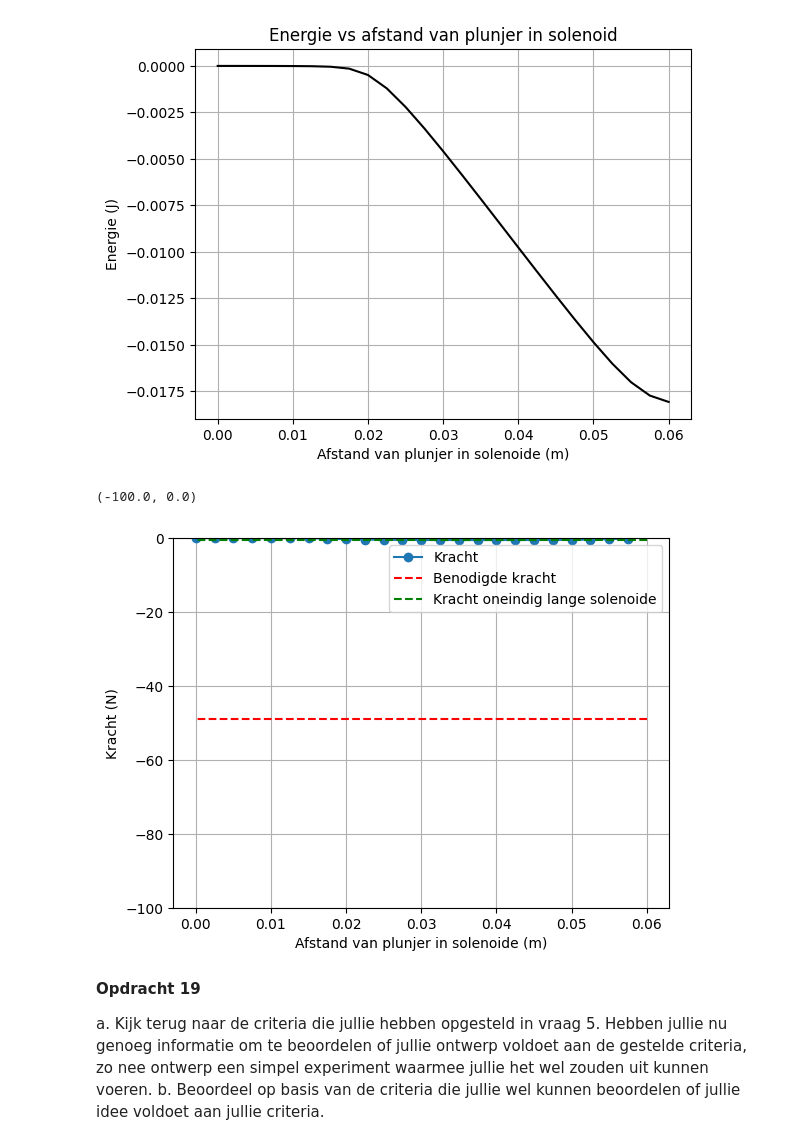
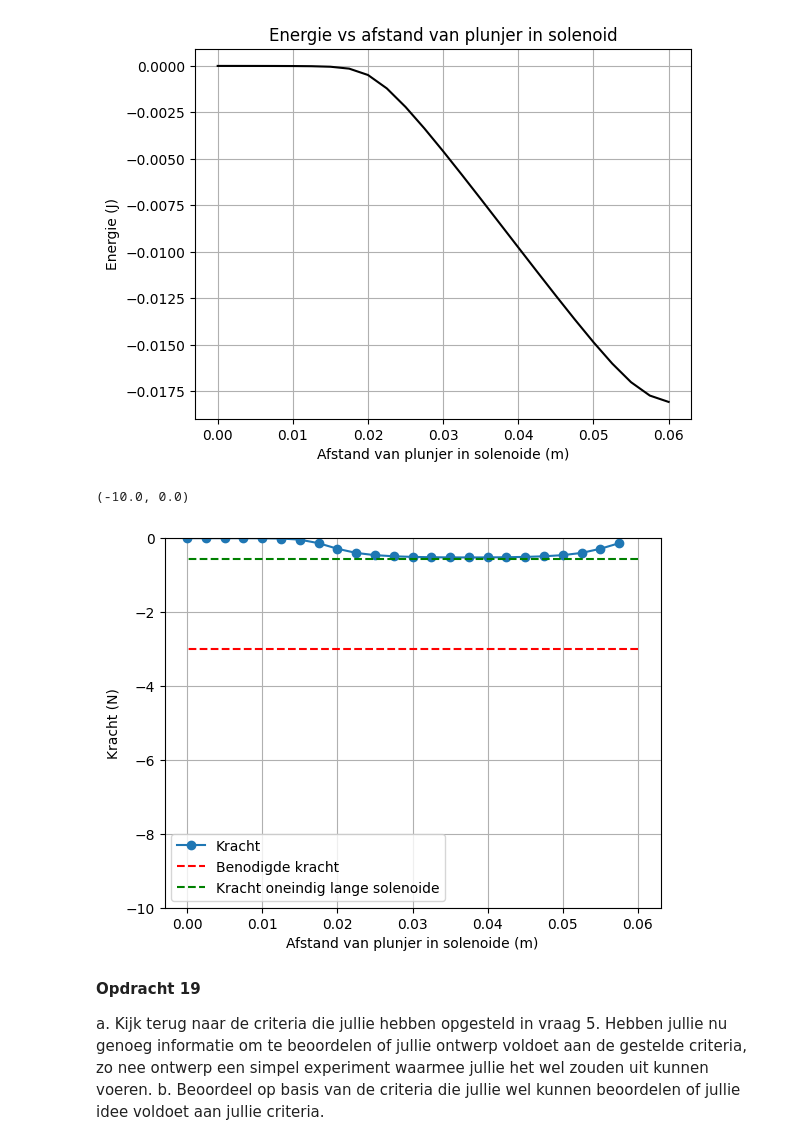
Before and after one commit to ElineSerpenti/opdrachten-DEF-D.EALSerpenti, a Jupyter notebook: Digital ontwerpopdracht 2/2KrachtactuatorOpdracht/KrachtactuatorOpdracht.ipynb, the cells around one changed output. Cells and saved outputs as stored; diff of their text form; code cells hidden in the pictures.

```diff
--- a/Digital ontwerpopdracht 2/2KrachtactuatorOpdracht/KrachtactuatorOpdracht.ipynb
+++ b/Digital ontwerpopdracht 2/2KrachtactuatorOpdracht/KrachtactuatorOpdracht.ipynb
@@ -609,15 +609,15 @@ L_sol = 0.1 # Lengte solenoide=
 # horizontale afstand = N_omwentelingen * 2*pi*R_sol
 # verticale afstand = L_sol
 # draadlengte = l_draad
-aantal_omwentelingen = l_draad / (2 * np.pi * r_sol)  # Aantal wikkeling
-print('Het aantal_omwentelingen is:', aantal_omwentelingen)
+aantal_omwentelingenp = l_draad / (2 * np.pi * r_sol)  # Aantal wikkeling
+print('Het aantal_omwentelingen is:', aantal_omwentelingenp)
 # b
 # N = aantal datapunten
 N_punten = 10000
-x, y, z = parametrisatie(N_punten, r_sol, aantal_omwentelingen, L_sol)
+x, y, z = parametrisatie(N_punten, r_sol, aantal_omwentelingenp, L_sol)
 
 #c
-spoed = aantal_omwentelingen / L_sol
+spoed = aantal_omwentelingenp / L_sol
 print(f"De spoed van de solenoïde is: {spoed:.2f} omwentelingen per meter")
 
 # plots
@@ -645,15 +645,15 @@ I = 0.5         # A
 # horizontale afstand = N_omwentelingen * 2*pi*R_sol
 # verticale afstand = L_sol
 # draadlengte = l_draad
-aantal_omwentelingen = l_draad / (2 * np.pi * r_sol)  # Aantal wikkeling
-print('Het aantal_omwentelingen is:', aantal_omwentelingen)
+aantal_omwentelingenl = l_draad / (2 * np.pi * r_sol)  # Aantal wikkeling
+print('Het aantal_omwentelingen is:', aantal_omwentelingenl)
 # b
 # N = aantal datapunten
 N_punten = 10000
-x, y, z = parametrisatie(N_punten, r_sol, aantal_omwentelingen, L_sol)
+x, y, z = parametrisatie(N_punten, r_sol, aantal_omwentelingenl, L_sol)
 
 #c
-spoed = aantal_omwentelingen / L_sol
+spoed = aantal_omwentelingenl / L_sol
 print(f"De spoed van de solenoïde is: {spoed:.2f} omwentelingen per meter")
 
 # plots
@@ -703,7 +703,7 @@ for i in range(len(punten) - 1):
     dl = punten[i+1] - punten[i]             # De vector van het segmentje
 
     # Gebruik bestaande functie
-    dH = field_current_element(r_field, r_source, dl)
+    dH = field_current_element(r_field, r_source, dl, I)
     H_totaal += dH
 
 print(f"Berekend H-veld in het midden: {H_totaal}")
@@ -882,7 +882,7 @@ l_draad = 18.7 # Lengte draad
 r_sol = 0.015 # Straal solenoide
 L_sol = 0.1 # Lengte solenoide
 
-N_wendinge_spoel= aantal_omwentelingenp
+N_wendinge_spoel= aantal_omwentelingen
 spoed = N_wendinge_spoel/L_sol
 
 n_ax = 25
@@ -1138,16 +1138,16 @@ print(mu_r)
 # %%
 force_analytical = -mu_0*mu_r*np.pi*r_s**2*N_wendinge_spoel**2*I**2/2/L_s**2 # Kracht uitrekenen numeriek
 force_numerical=np.diff(Wz, n=1, append=[0])/(z_ax[1] - z_ax[0]) # Kracht uitrekenen
 
 # Plotting the results
 plt.plot(L_s/2 - z_ax, np.flipud(force_numerical), '-o', label='Kracht')
-plt.plot(L_s/2 - z_ax, (-5*9.8)*np.ones(n_ax), '--r', label='Benodigde kracht')
+plt.plot(L_s/2 - z_ax, (-3)*np.ones(n_ax), '--r', label='Benodigde kracht')
 plt.plot(L_s/2 - z_ax, force_analytical*np.ones(n_ax), '--g', label='Kracht oneindig lange solenoide')
 plt.xlabel('Afstand van plunjer in solenoide (m)'), plt.ylabel('Kracht (N)'), plt.grid(), plt.legend()
-plt.ylim([-100, 0])
+plt.ylim([-10, 0])
 # %% [output]
-(-100.0, 0.0)
+(-10.0, 0.0)
-[figure, old version]
+[figure, new version]
 # %% [markdown]
 **Opdracht 19**
 
```
Also changed, not shown: parts of 5 cells of this notebook.
